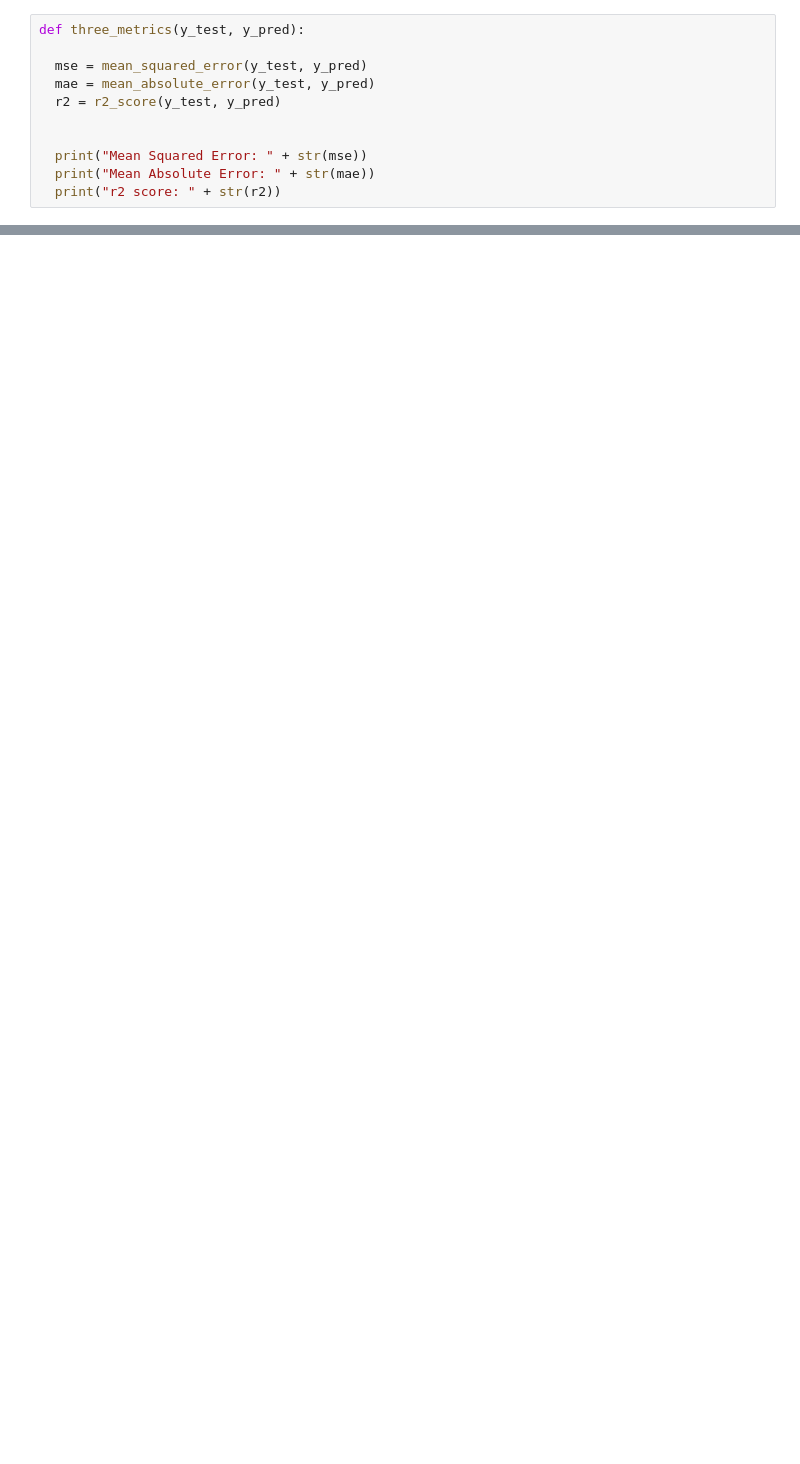
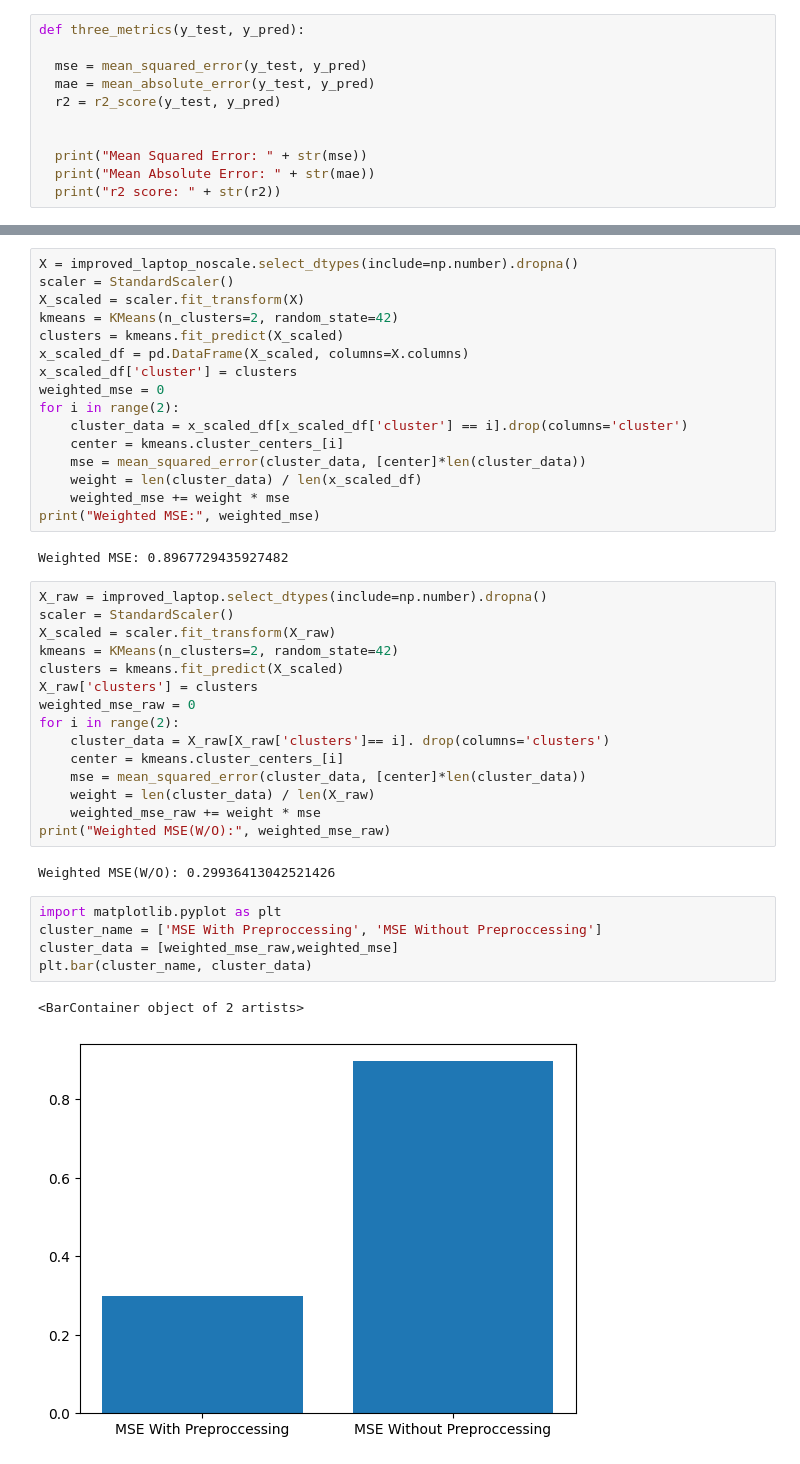
Before and after one commit to PreciousGemstone/CSSI-97-Project-insert_team_name-, a Jupyter notebook: Project_Clustering.ipynb, the cells around one changed output, grey strips where cells are left out. Saved outputs shown, nothing was run; the diff lists cells and outputs as text; blank space fills up the shorter version.

```diff
--- a/Project_Clustering.ipynb
+++ b/Project_Clustering.ipynb
@@ -70,0 +214,43 @@ plt.show()
+# %%
+X = improved_laptop_noscale.select_dtypes(include=np.number).dropna()
+scaler = StandardScaler()
+X_scaled = scaler.fit_transform(X)
+kmeans = KMeans(n_clusters=2, random_state=42)
+clusters = kmeans.fit_predict(X_scaled)
+x_scaled_df = pd.DataFrame(X_scaled, columns=X.columns)
+x_scaled_df['cluster'] = clusters
+weighted_mse = 0
+for i in range(2):
+    cluster_data = x_scaled_df[x_scaled_df['cluster'] == i].drop(columns='cluster')
+    center = kmeans.cluster_centers_[i]
+    mse = mean_squared_error(cluster_data, [center]*len(cluster_data))
+    weight = len(cluster_data) / len(x_scaled_df)
+    weighted_mse += weight * mse
+print("Weighted MSE:", weighted_mse)
+# %% [output]
+Weighted MSE: 0.8967729435927482
+# %%
+X_raw = improved_laptop.select_dtypes(include=np.number).dropna()
+scaler = StandardScaler()
+X_scaled = scaler.fit_transform(X_raw)
+kmeans = KMeans(n_clusters=2, random_state=42)
+clusters = kmeans.fit_predict(X_scaled)
+X_raw['clusters'] = clusters
+weighted_mse_raw = 0
+for i in range(2):
+    cluster_data = X_raw[X_raw['clusters']== i]. drop(columns='clusters')
+    center = kmeans.cluster_centers_[i]
+    mse = mean_squared_error(cluster_data, [center]*len(cluster_data))
+    weight = len(cluster_data) / len(X_raw)
+    weighted_mse_raw += weight * mse
+print("Weighted MSE(W/O):", weighted_mse_raw)
+# %% [output]
+Weighted MSE(W/O): 0.29936413042521426
+# %%
+import matplotlib.pyplot as plt
+cluster_name = ['MSE With Preproccessing', 'MSE Without Preproccessing']
+cluster_data = [weighted_mse_raw,weighted_mse]
+plt.bar(cluster_name, cluster_data)
+# %% [output]
+<BarContainer object of 2 artists>
+[figure, added]
```
Also changed, not shown: parts of 8 cells of this notebook.
